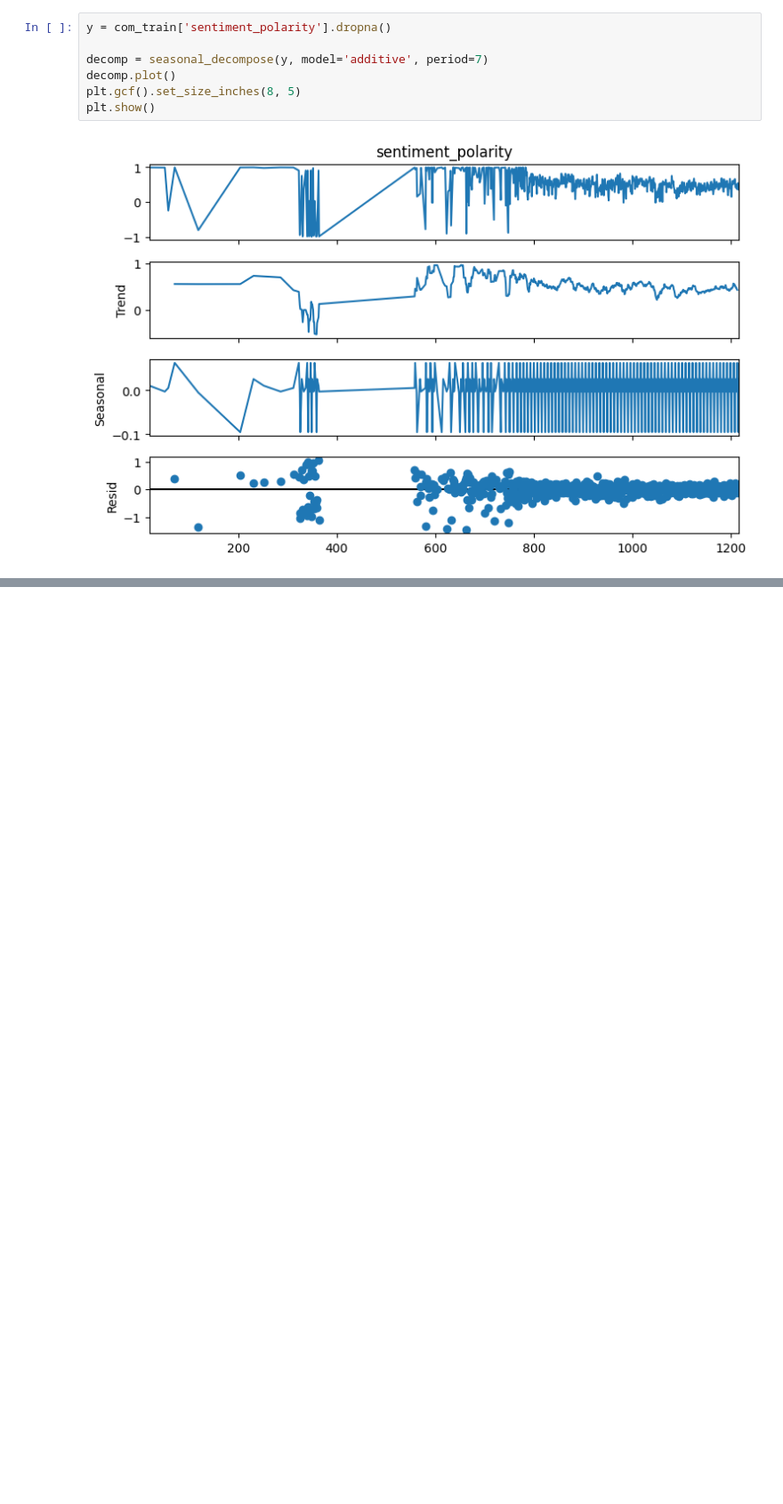
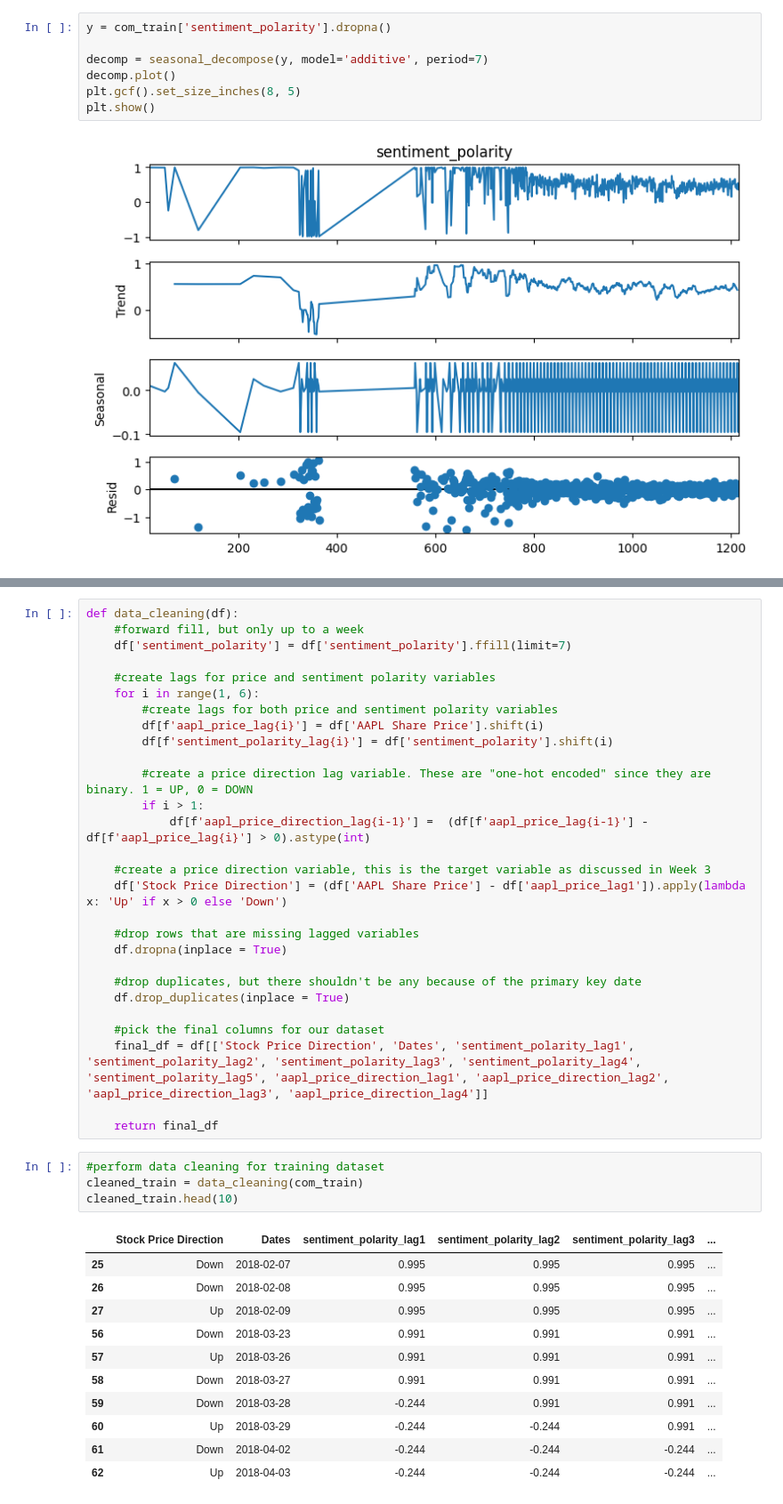
Before and after one commit to yvanlonginjr/market-sentiment-predictor, a Jupyter notebook: notebooks/Market_Sentiment_Predictor_Pipeline.ipynb, the cells around one changed output, grey strips where cells are left out. Shown at 89% size. Saved outputs shown, nothing was run; the diff lists cells and outputs as text; blank space fills up the shorter version.

Commit message:
data prep for combined dataset

```diff
--- a/notebooks/Market_Sentiment_Predictor_Pipeline.ipynb
+++ b/notebooks/Market_Sentiment_Predictor_Pipeline.ipynb
@@ -824,0 +815,44 @@ plt.show()
+# %%
+def data_cleaning(df):
+    #forward fill, but only up to a week
+    df['sentiment_polarity'] = df['sentiment_polarity'].ffill(limit=7)
+
+    #create lags for price and sentiment polarity variables
+    for i in range(1, 6):
+        #create lags for both price and sentiment polarity variables
+        df[f'aapl_price_lag{i}'] = df['AAPL Share Price'].shift(i)
+        df[f'sentiment_polarity_lag{i}'] = df['sentiment_polarity'].shift(i)
+
+        #create a price direction lag variable. These are "one-hot encoded" since they are binary. 1 = UP, 0 = DOWN
+        if i > 1:
+            df[f'aapl_price_direction_lag{i-1}'] =  (df[f'aapl_price_lag{i-1}'] - df[f'aapl_price_lag{i}'] > 0).astype(int)
+
+    #create a price direction variable, this is the target variable as discussed in Week 3
+    df['Stock Price Direction'] = (df['AAPL Share Price'] - df['aapl_price_lag1']).apply(lambda x: 'Up' if x > 0 else 'Down')
+
+    #drop rows that are missing lagged variables
+    df.dropna(inplace = True)
+
+    #drop duplicates, but there shouldn't be any because of the primary key date
+    df.drop_duplicates(inplace = True)
+
+    #pick the final columns for our dataset
+    final_df = df[['Stock Price Direction', 'Dates', 'sentiment_polarity_lag1', 'sentiment_polarity_lag2', 'sentiment_polarity_lag3', 'sentiment_polarity_lag4', 'sentiment_polarity_lag5', 'aapl_price_direction_lag1', 'aapl_price_direction_lag2', 'aapl_price_direction_lag3', 'aapl_price_direction_lag4']]
+
+    return final_df
+# %%
+#perform data cleaning for training dataset
+cleaned_train = data_cleaning(com_train)
+cleaned_train.head(10)
+# %% [output]
+|  | Stock Price Direction | Dates | sentiment_polarity_lag1 | sentiment_polarity_lag2 | sentiment_polarity_lag3 | ... |
+| 25 | Down | 2018-02-07 | 0.995 | 0.995 | 0.995 | ... |
+| 26 | Down | 2018-02-08 | 0.995 | 0.995 | 0.995 | ... |
+| 27 | Up | 2018-02-09 | 0.995 | 0.995 | 0.995 | ... |
+| 56 | Down | 2018-03-23 | 0.991 | 0.991 | 0.991 | ... |
+| 57 | Up | 2018-03-26 | 0.991 | 0.991 | 0.991 | ... |
+| 58 | Down | 2018-03-27 | 0.991 | 0.991 | 0.991 | ... |
+| 59 | Down | 2018-03-28 | -0.244 | 0.991 | 0.991 | ... |
+| 60 | Up | 2018-03-29 | -0.244 | -0.244 | 0.991 | ... |
+| 61 | Down | 2018-04-02 | -0.244 | -0.244 | -0.244 | ... |
+| 62 | Up | 2018-04-03 | -0.244 | -0.244 | -0.244 | ... |
```
Also changed, not shown: parts of 12 cells of this notebook, 2 other files.
